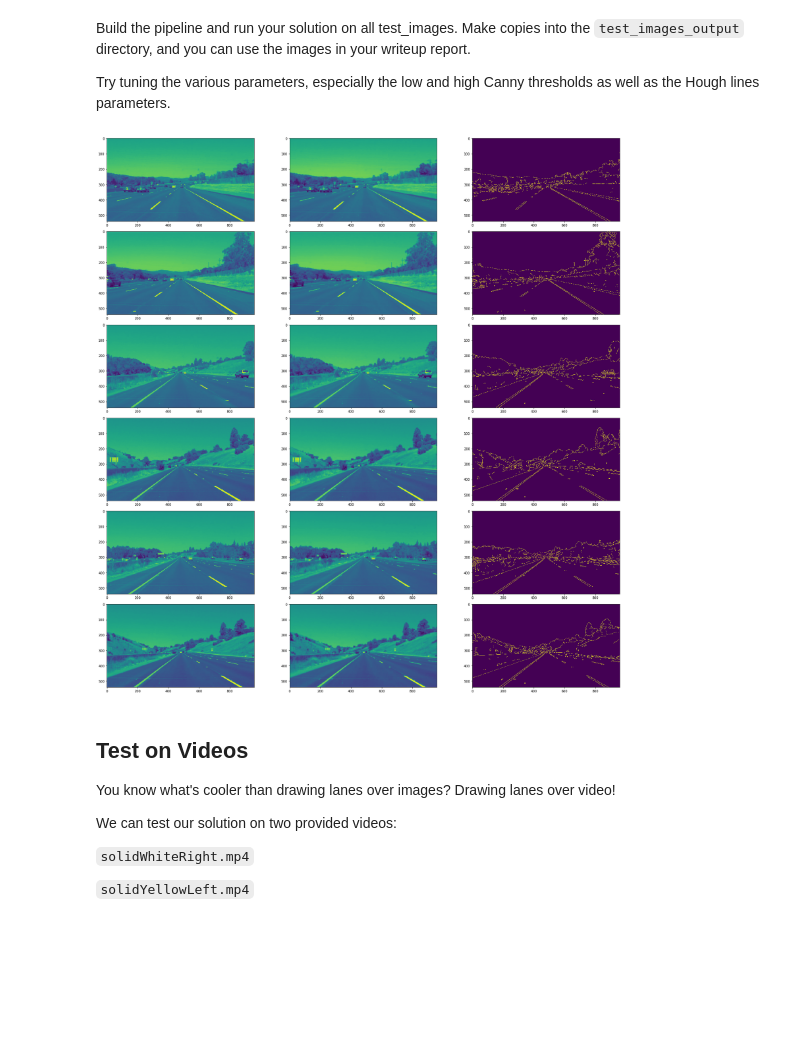
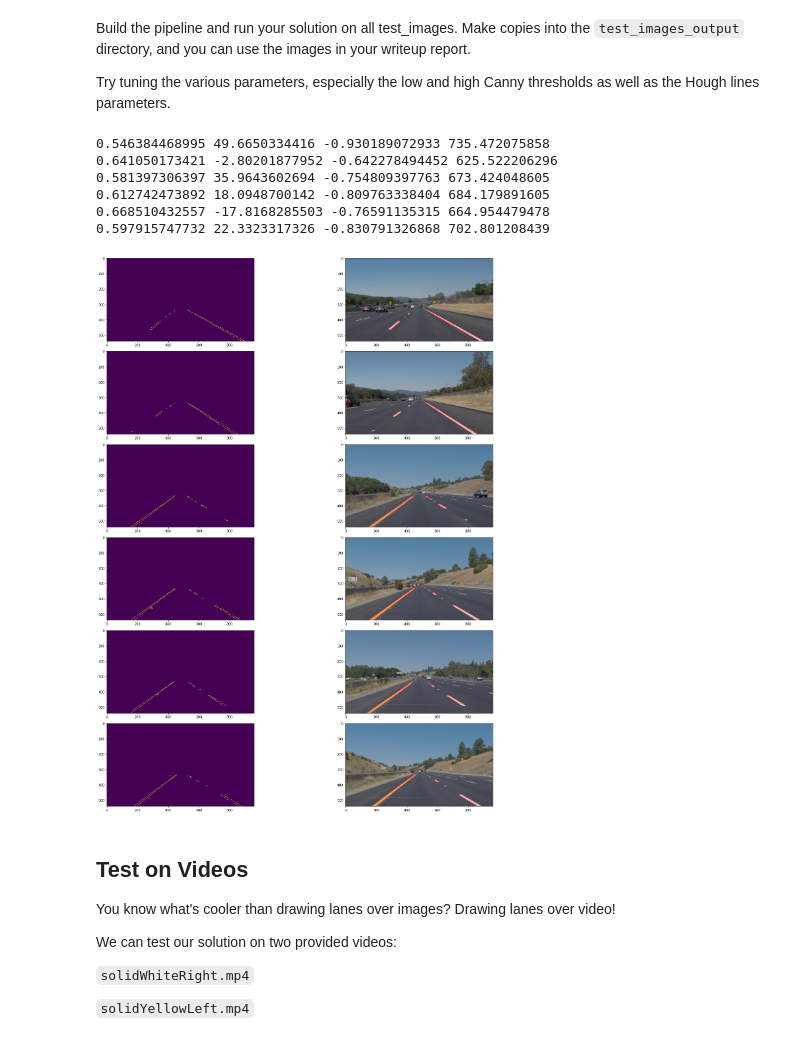
Before and after one commit to srikanth-narayanan/CarND-LaneLines-P1, a Jupyter notebook: P1.ipynb, the cells around one changed output. Drawn from its saved outputs; the diff is of its cells as text; code cells hidden in the pictures; blank space fills up the shorter version.

Commit message:
Project Progress to Running Hough Parameters
Progress towards one extrapolation

```diff
--- a/P1.ipynb
+++ b/P1.ipynb
@@ -192,40 +238,87 @@ Try tuning the various parameters, especially the low and high Canny thresholds
 # %%
 # TODO: Build your pipeline that will draw lane lines on the test_images
 # then save them to the test_images directory.
 
 # Step 1 browse through each images in the directory and process them to create the detected lane image
 img_collt = []
 count = 0
 width = 24
 height = 24
 plt.figure(figsize=(width, height))
 row = 6
-col = 4
+col = 2
 for idx, Ffile in enumerate(Test_File_List):
+    # Extract file details to make path for stpring results
+    baseName = os.path.basename(Ffile)
+    basePath = os.path.dirname(Ffile)
+    newBaseName = baseName.split('.')[0] + "_Detected." + baseName.split('.')[1]
+    newBasepath = os.path.join(basePath,newBaseName)
+
     image = mpimg.imread(Ffile) # read file
+#     count += 1
+#     plt.subplot(row,col,count)
+#     plt.imshow(image)
 
     gray = grayscale(image) # convert to gray scale
-    count += 1
-    plt.subplot(row,col,count)
-    plt.imshow(gray)
+#     count += 1
+#     plt.subplot(row,col,count)
+#     plt.imshow(gray)
 
-    blur_gray = gaussian_blur(gray, 5) # apply gaussian filter with kernel size of 5
-    count += 1
-    plt.subplot(row,col,count)
-    plt.imshow(blur_gray)
+    blur_gray = gaussian_blur(gray, 7) # apply gaussian filter with kernel size of 5
+#     count += 1
+#     plt.subplot(row,col,count)
+#     plt.imshow(blur_gray)
 
     low_threshold = 50
     high_threshold = 100
     edge_img = canny(blur_gray, low_threshold, high_threshold) # Apply canny edge detection
+#     count += 1
+#     plt.subplot(row,col,count)
+#     plt.imshow(edge_img)
+
+    # determine region of intrest by selecting the appropriate vertices
+    im_shape = image.shape
+    bot_left = (140, im_shape[0])
+    top_left = (410, 335)
+    top_right = (525, 335)
+    bot_right = (950, im_shape[0])
+    vertices = np.array([[bot_left,top_left,top_right,bot_right]], dtype=np.int32)
+
+    # applying image masking function
+    mask_img = region_of_interest(edge_img,vertices)
     count += 1
     plt.subplot(row,col,count)
-    plt.imshow(edge_img)
+    plt.imshow(mask_img)
 
-    #region of intrest
+    # Defining Hough Transform param
+    rho = 1 # distance resolution in pixels of the Hough grid
+    theta = 2 * (np.pi/180) # angular resolution in radians of the Hough grid
+    threshold = 20    # minimum number of votes (intersections in Hough grid cell)
+    min_line_length = 1 # minimum number of pixels making up a line
+    max_line_gap = 1    # maximum gap in pixels between connectable line segments
 
+    hough_img = hough_lines(mask_img, rho, theta, threshold, min_line_length, max_line_gap)
+
+    # creating a colour binary for combination
+#     color_edges = np.dstack((edge_img, edge_img, edge_img))
+
+    # draw lines
+    detected_lanes = weighted_img(hough_img, image)
+
+    #plot
+    count += 1
+    plt.subplot(row,col,count)
+    plt.imshow(detected_lanes)
+    plt.imsave(newBasepath, detected_lanes)
 plt.tight_layout()
 # %% [output]
+0.546384468995 49.6650334416 -0.930189072933 735.472075858
+0.641050173421 -2.80201877952 -0.642278494452 625.522206296
+0.581397306397 35.9643602694 -0.754809397763 673.424048605
+0.612742473892 18.0948700142 -0.809763338404 684.179891605
+0.668510432557 -17.8168285503 -0.76591135315 664.954479478
+0.597915747732 22.3323317326 -0.830791326868 702.801208439
-[figure, old version]
+[figure, new version]
 # %% [markdown]
 ## Test on Videos
 
```
Also changed, not shown: parts of 1 cell of this notebook, 6 other files.
